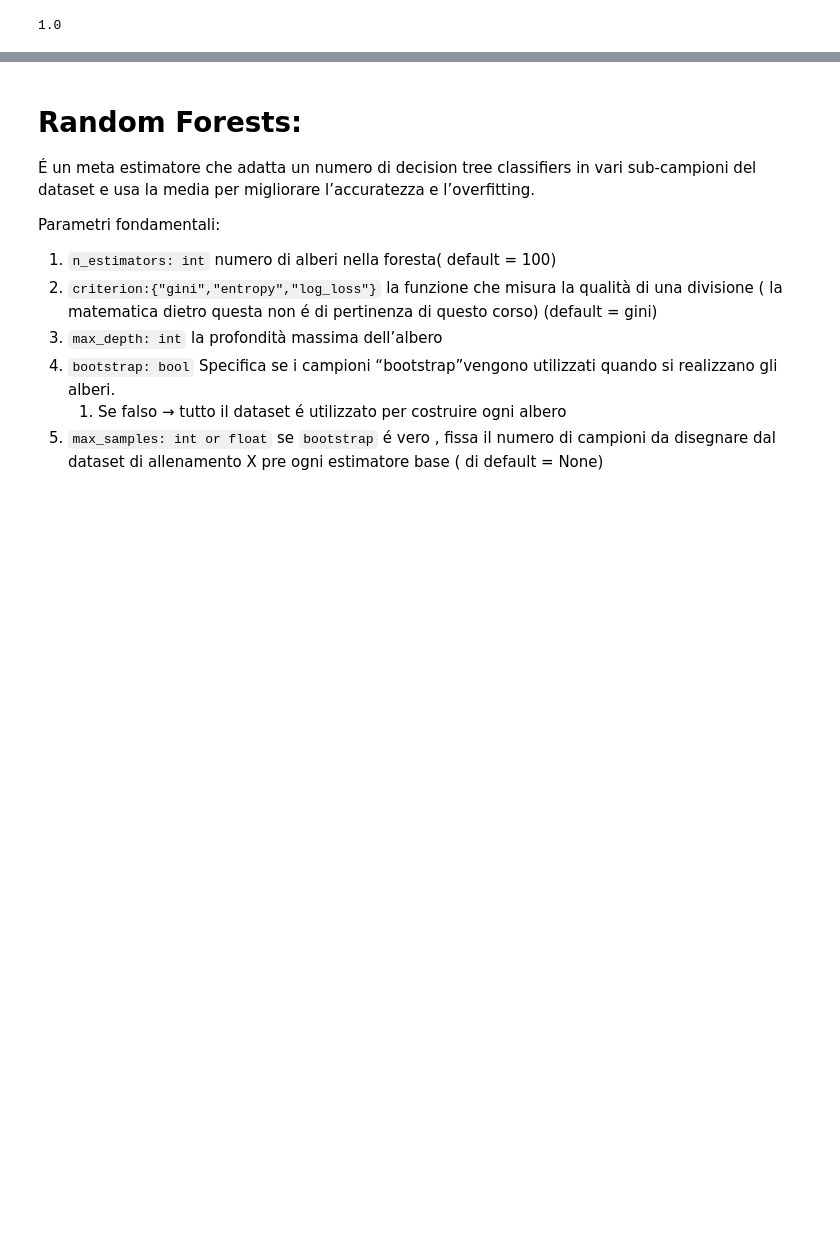
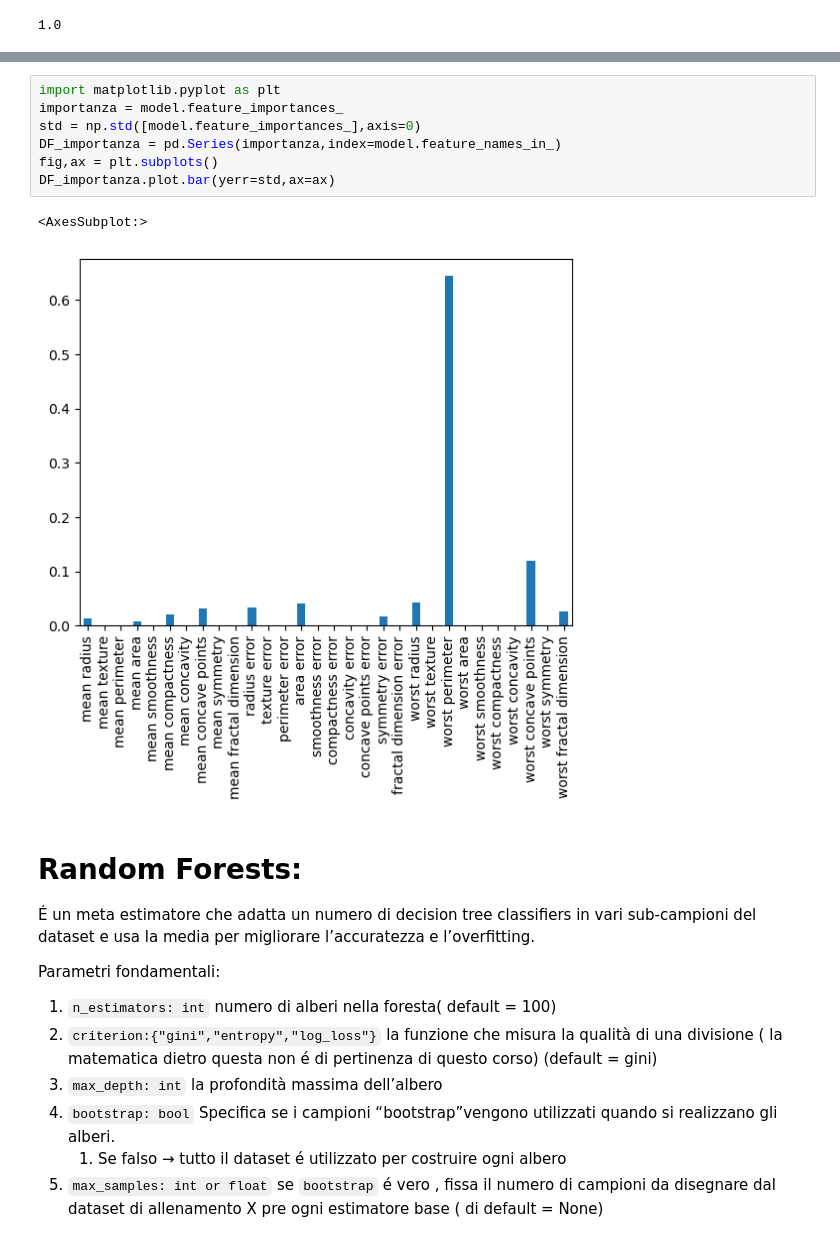
Before and after one commit to Rdm-Nico/BDTA, a Jupyter notebook: Esercitazioni/Overview_Classification.ipynb, the cells around one changed output, grey strips where cells are left out. Saved outputs shown, nothing was run; the diff lists cells and outputs as text; blank space fills up the shorter version.

```diff
--- a/Esercitazioni/Overview_Classification.ipynb
+++ b/Esercitazioni/Overview_Classification.ipynb
@@ -162,3 +176,13 @@ accuracy(y_train,model.predict(X_train))
+# %%
+import matplotlib.pyplot as plt
+importanza = model.feature_importances_
+std = np.std([model.feature_importances_],axis=0)
+DF_importanza = pd.Series(importanza,index=model.feature_names_in_)
+fig,ax = plt.subplots()
+DF_importanza.plot.bar(yerr=std,ax=ax)
+# %% [output]
+<AxesSubplot:>
+[figure, added]
 # %% [markdown]
 # Random Forests:
 
```
Also changed, not shown: parts of 3 cells of this notebook.
